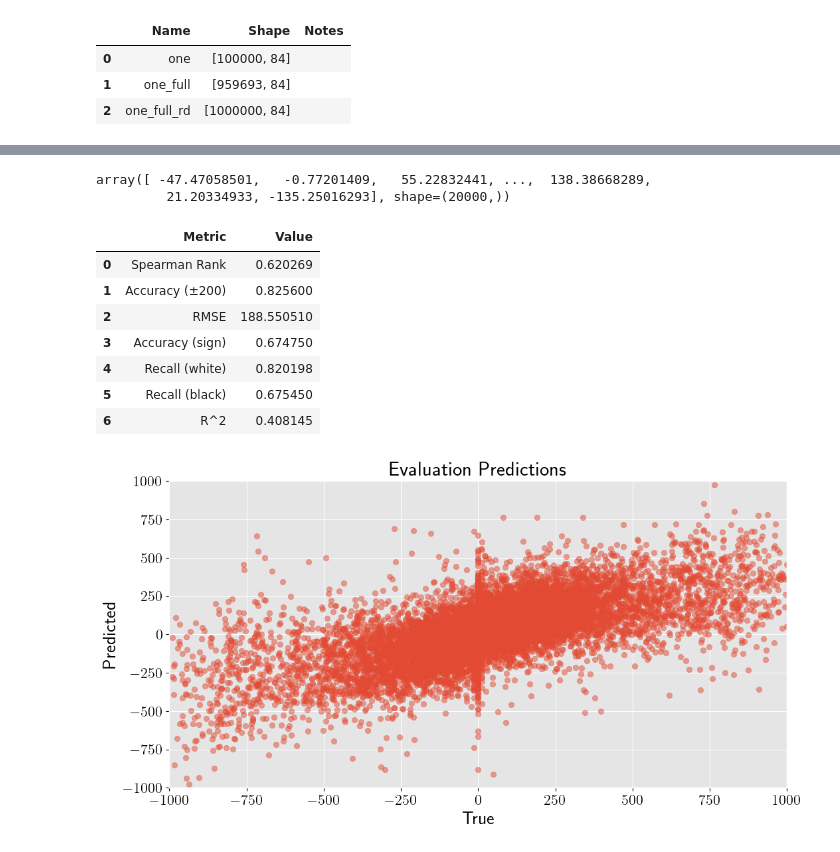
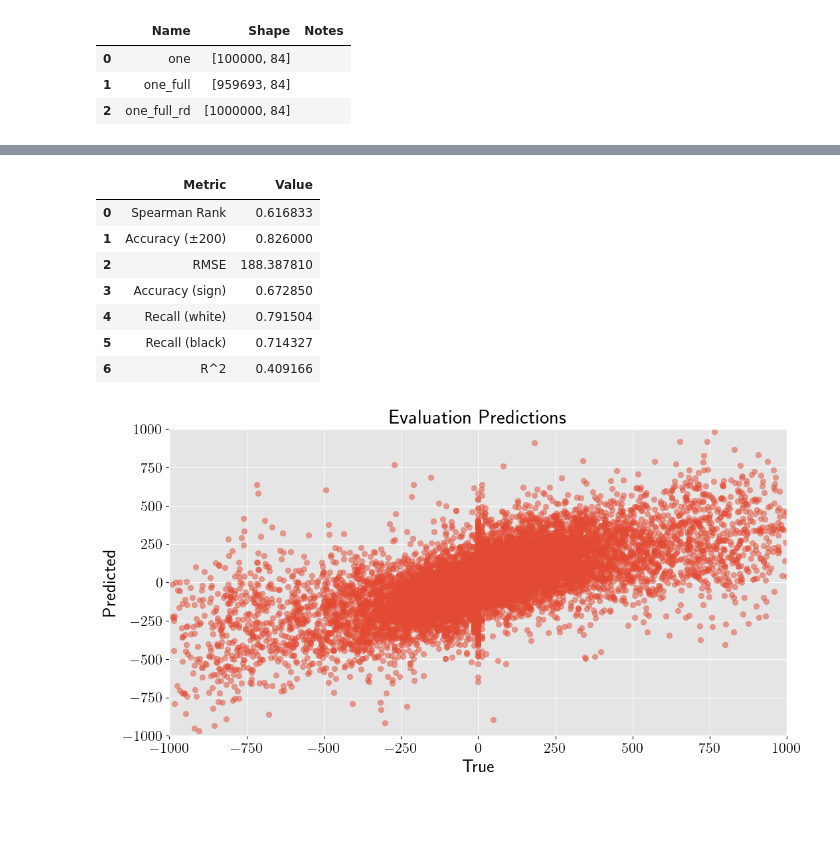
Before and after one commit to NatanSisoev/Chess-ML-Evaluator, a Jupyter notebook: notebooks/storage.ipynb, the cells around one changed output, grey strips where cells are left out. Saved outputs shown, nothing was run; the diff lists cells and outputs as text; code cells hidden in the pictures; blank space fills up the shorter version.

Commit message:
Compared models, notebook 6

```diff
--- a/notebooks/storage.ipynb
+++ b/notebooks/storage.ipynb
@@ -18,21 +17,14 @@ sm.list_models()
-# %%
-grb_one_mm, one_dm = load_model("GBR_one")
-grb_one_mm.predict(one_dm)
-evaluate(grb_one_mm)
-# %% [output]
-array([ -47.47058501,   -0.77201409,   55.22832441, ...,  138.38668289,
-         21.20334933, -135.25016293], shape=(20000,))
 # %%
 mlpr_one_mm, one_dm = load_model("mlpr_one")
 mlpr_one_mm.predict(one_dm)
-evaluate(mlpr_one_mm)
+evaluate(mlpr_one_mm, one_dm)
 # %% [output]
 |  | Metric | Value |
-| 0 | Spearman Rank | 0.620269 |
-| 1 | Accuracy (±200) | 0.825600 |
-| 2 | RMSE | 188.550510 |
-| 3 | Accuracy (sign) | 0.674750 |
-| 4 | Recall (white) | 0.820198 |
-| 5 | Recall (black) | 0.675450 |
-| 6 | R^2 | 0.408145 |
+| 0 | Spearman Rank | 0.616833 |
+| 1 | Accuracy (±200) | 0.826000 |
+| 2 | RMSE | 188.387810 |
+| 3 | Accuracy (sign) | 0.672850 |
+| 4 | Recall (white) | 0.791504 |
+| 5 | Recall (black) | 0.714327 |
+| 6 | R^2 | 0.409166 |
-[figure, old version]
+[figure, new version]
```
Also changed, not shown: parts of 1 cell of this notebook, 16 other files.
